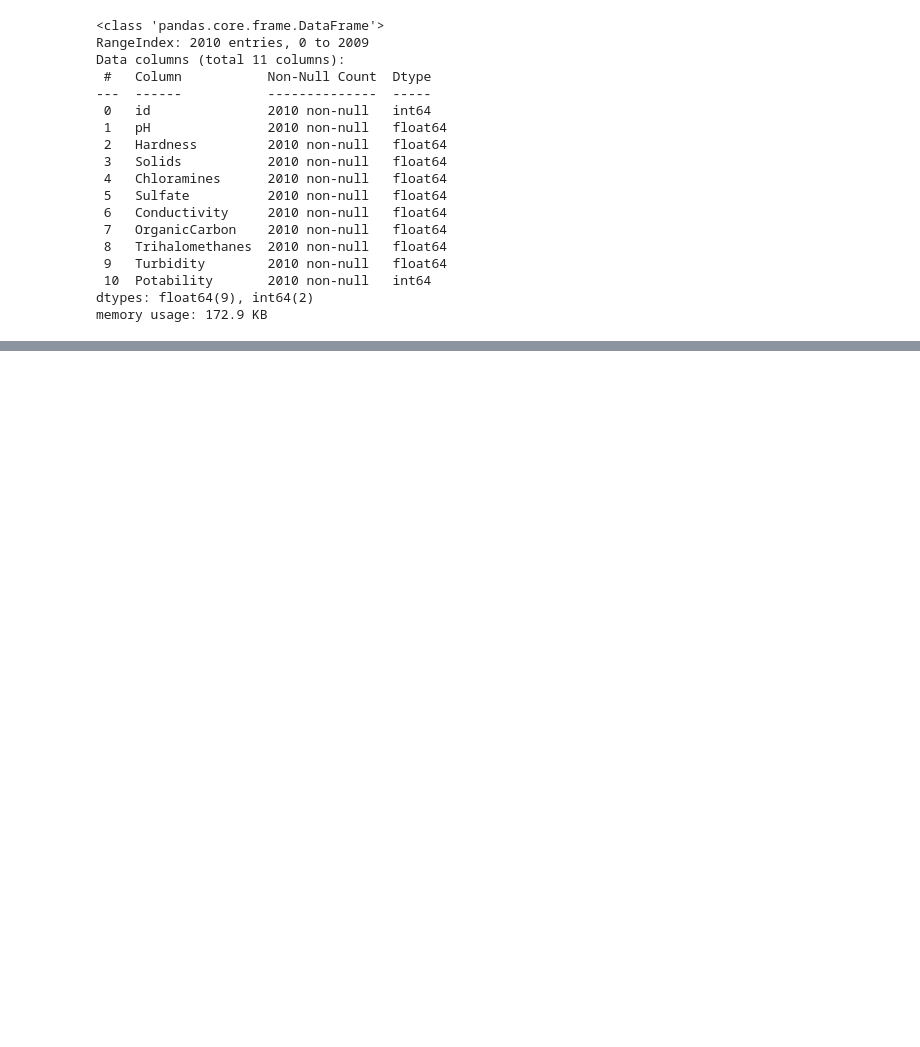
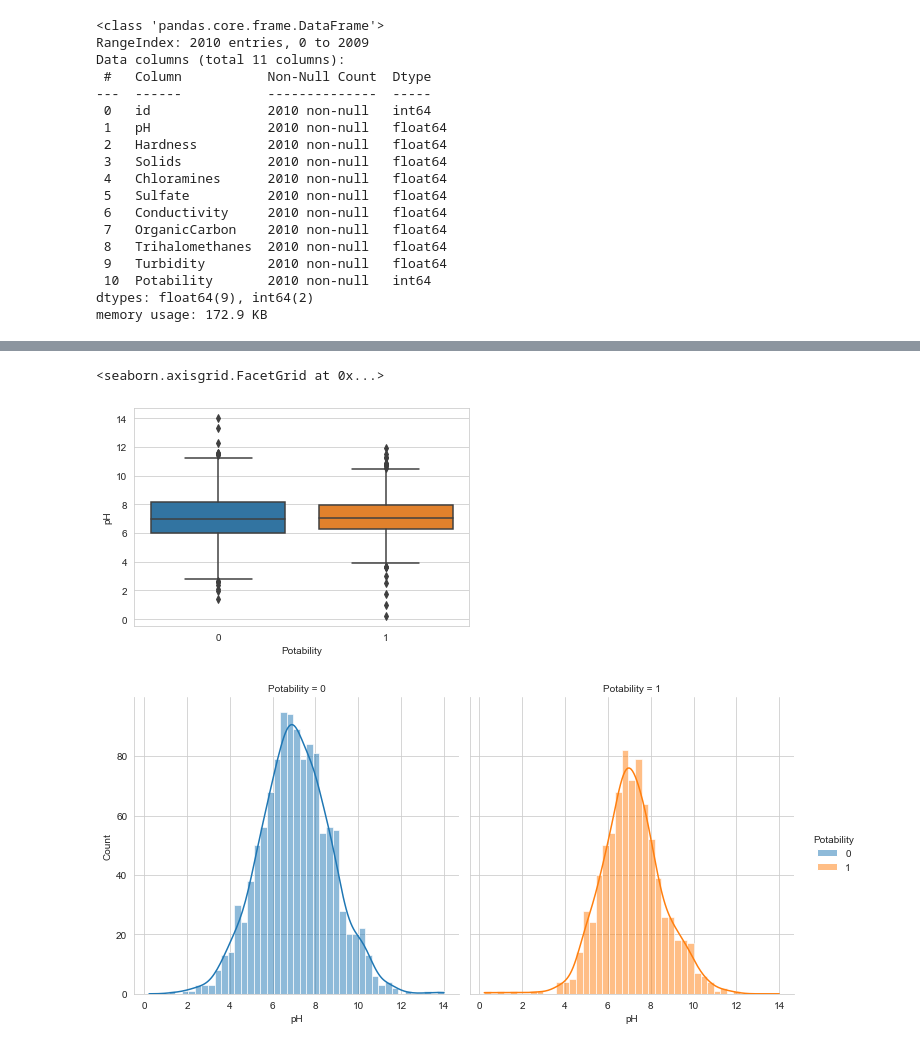
Before and after one commit to HanselTanoto/Tubes-Probstat, a Jupyter notebook: K01-T1-IF2220-13520022.ipynb, the cells around one changed output, grey strips where cells are left out. Saved outputs shown, nothing was run; the diff lists cells and outputs as text; code cells hidden in the pictures; blank space fills up the shorter version.

```diff
--- a/K01-T1-IF2220-13520022.ipynb
+++ b/K01-T1-IF2220-13520022.ipynb
@@ -101,0 +153,8 @@ desc
+# %%
+# Masing-masing Potability
+sns.boxplot(x = 'Potability', y = 'pH', data = water_potability)
+sns.displot(x = 'pH', col = 'Potability', hue = 'Potability', data = water_potability, kde = True)
+# %% [output]
+<seaborn.axisgrid.FacetGrid at 0x...>
+[figure, added]
+[figure, added]
```
Also changed, not shown: parts of 47 cells of this notebook.
